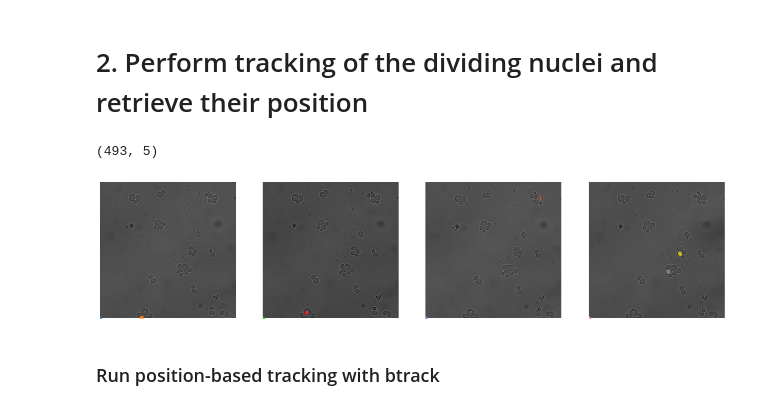
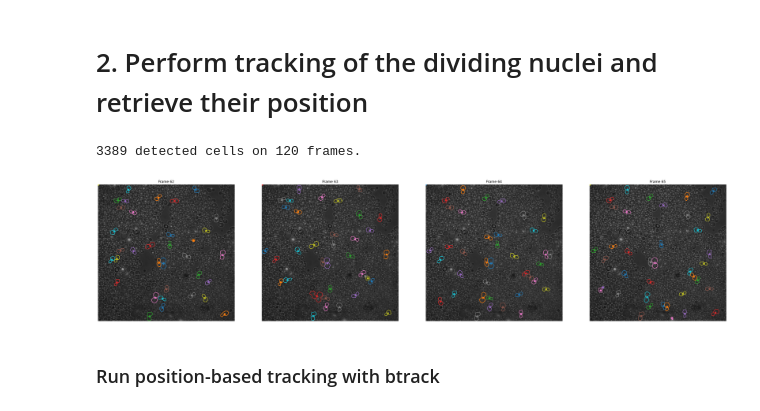
Before and after one commit to hugovaysset/Stage_Curie, a Jupyter notebook: Anaphase_DL/Build_training_set.ipynb, the cells around one changed output. Drawn from its saved outputs; the diff is of its cells as text; code cells hidden in the pictures.

```diff
--- a/Anaphase_DL/Build_training_set.ipynb
+++ b/Anaphase_DL/Build_training_set.ipynb
@@ -68,36 +80,43 @@ if plot_contours:
 # %% [markdown]
 # 2. Perform tracking of the dividing nuclei and retrieve their position
 # %%
-time_step = 6  # one image per 6 minutes
+time_step = 1  # one image per 6 minutes
 
 # retrieve all barycenters and shape a datastructure for btrack
 positions_at_frames = []
 for i, frame in enumerate(contours):
     for cell in frame:
         positions_at_frames.append({"t": i, "time": i * time_step, "x": np.sum(cell[:, 1]) / cell.shape[0], "y": np.sum(cell[:, 0]) / cell.shape[0], "contours": cell})
 positions_per_frame = pd.DataFrame(positions_at_frames)
 
 # check the shape
-print(positions_per_frame.shape)
+nb_frames = positions_per_frame["t"].unique().shape[0]
+print(f"{positions_per_frame.shape[0]} detected cells on {nb_frames} frames.")
 
 # Display the image and plot the barycenters to check if they're correct
-import matplotlib.colors as mcolors
-by_hsv = [(tuple(mcolors.rgb_to_hsv(mcolors.to_rgb(color))),
-                         name) for name, color in mcolors.TABLEAU_COLORS.items()]
-names = [name for hsv, name in by_hsv]
-nb_imgs = 4
-fig, ax = plt.subplots(1, nb_imgs, figsize=(20, 20))
+plot_contours = True
+if plot_contours:
+    import matplotlib.colors as mcolors
+    by_hsv = [(tuple(mcolors.rgb_to_hsv(mcolors.to_rgb(color))),
+                             name) for name, color in mcolors.TABLEAU_COLORS.items()]
+    names = [name for hsv, name in by_hsv]
 
-for i, (contour_im, im) in enumerate(zip(contours[:nb_imgs], bf_imgs[:nb_imgs])):
-    ax[i].imshow(im, cmap="gray", origin="lower")
-    for cont, (idx, cell) in zip(contour_im, positions_per_frame[positions_per_frame["t"] == i].iterrows()):
-        x, y = cell["x"], cell["y"]
-        ax[i].scatter(x, y, c=names[idx% len(names)])
-        ax[i].plot(cont[:, 1], cont[:, 0], c=names[idx % len(names)])
-    ax[i].axis("off")
+    init_idx, nb_imgs = 62, 4
+    fig, axes = plt.subplots(1, nb_imgs, figsize=(10 * nb_imgs, 10))
+
+    for i, (im, rfp_im, ax) in enumerate(zip(bf_imgs[init_idx:init_idx+nb_imgs], rfp_ims[init_idx:init_idx+nb_imgs], axes)):
+        contour_im = positions_per_frame[positions_per_frame["t"] == init_idx + i]
+        ax.imshow(im, cmap="gray", origin="upper")
+        ax.imshow(rfp_im, cmap="gray", origin="upper", alpha=0.5)
+        for idx, cell in contour_im.iterrows():
+            x, y = cell["x"], cell["y"]
+            ax.scatter(x, y, c=names[idx% len(names)])
+            ax.plot(cell["contours"][:, 1], cell["contours"][:, 0], c=names[idx % len(names)])
+        ax.axis("off")
+        ax.set_title(f"Frame {init_idx + i}")
 # %% [output]
-(493, 5)
+3389 detected cells on 120 frames.
-[figure, old version]
+[figure, new version]
 # %% [markdown]
 ### Run position-based tracking with btrack
 # %%
```
Also changed, not shown: parts of 13 cells of this notebook, 6 other files.
